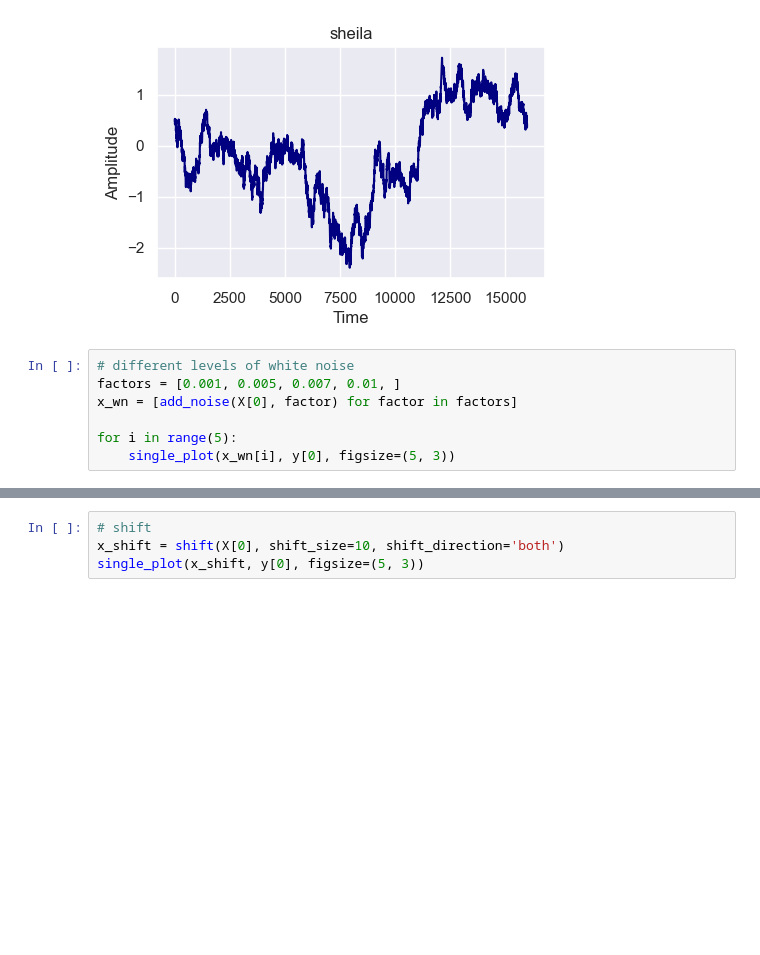
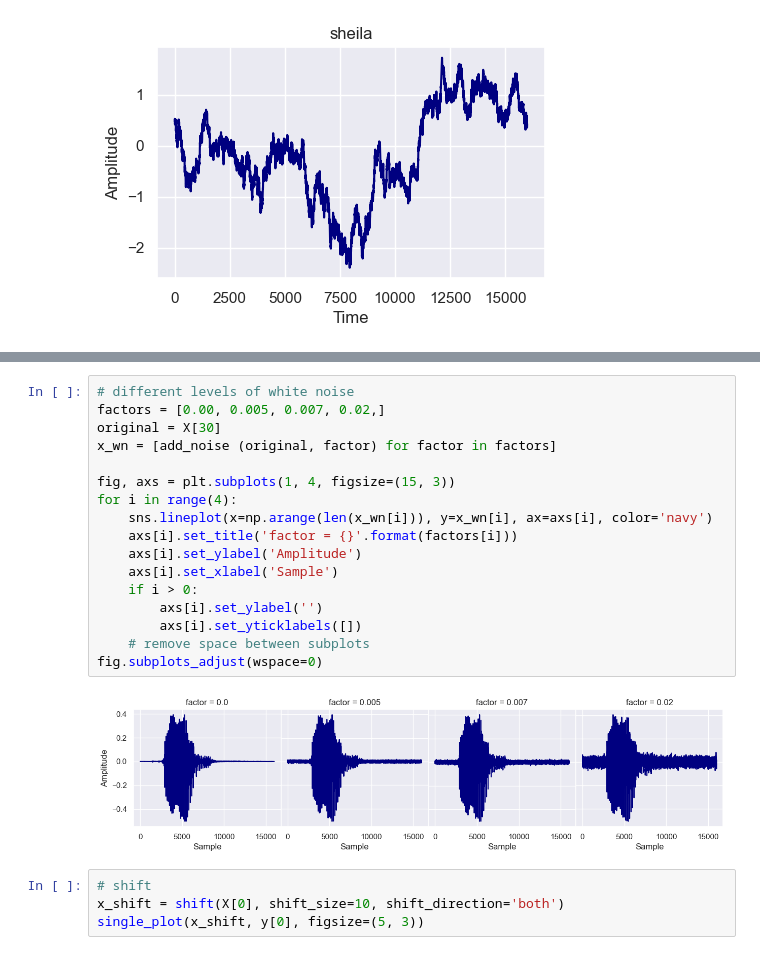
Before and after one commit to aidinattar/AudioKWS, a Jupyter notebook: sequential_model/plot.ipynb, the cells around one changed output, grey strips where cells are left out. Saved outputs shown, nothing was run; the diff lists cells and outputs as text; blank space fills up the shorter version.

```diff
--- a/sequential_model/plot.ipynb
+++ b/sequential_model/plot.ipynb
@@ -70,10 +70,3 @@ single_plot(x_bn, y[0], figsize=(5, 3))
 [figure]
 [figure]
 [figure]
-# %%
-# different levels of white noise
-factors = [0.001, 0.005, 0.007, 0.01, ]
-x_wn = [add_noise(X[0], factor) for factor in factors]
-
-for i in range(5):
-    single_plot(x_wn[i], y[0], figsize=(5, 3))
@@ -86,3 +73,22 @@ for i in range(5):
+# %%
+# different levels of white noise
+factors = [0.00, 0.005, 0.007, 0.02,]
+original = X[30]
+x_wn = [add_noise (original, factor) for factor in factors]
+
+fig, axs = plt.subplots(1, 4, figsize=(15, 3))
+for i in range(4):
+    sns.lineplot(x=np.arange(len(x_wn[i])), y=x_wn[i], ax=axs[i], color='navy')
+    axs[i].set_title('factor = {}'.format(factors[i]))
+    axs[i].set_ylabel('Amplitude')
+    axs[i].set_xlabel('Sample')
+    if i > 0:
+        axs[i].set_ylabel('')
+        axs[i].set_yticklabels([])
+    # remove space between subplots
+fig.subplots_adjust(wspace=0)
+# %% [output]
+[figure, added]
 # %%
 # shift
 x_shift = shift(X[0], shift_size=10, shift_direction='both')
```
Also changed, not shown: parts of 5 cells of this notebook, 4 other files.
